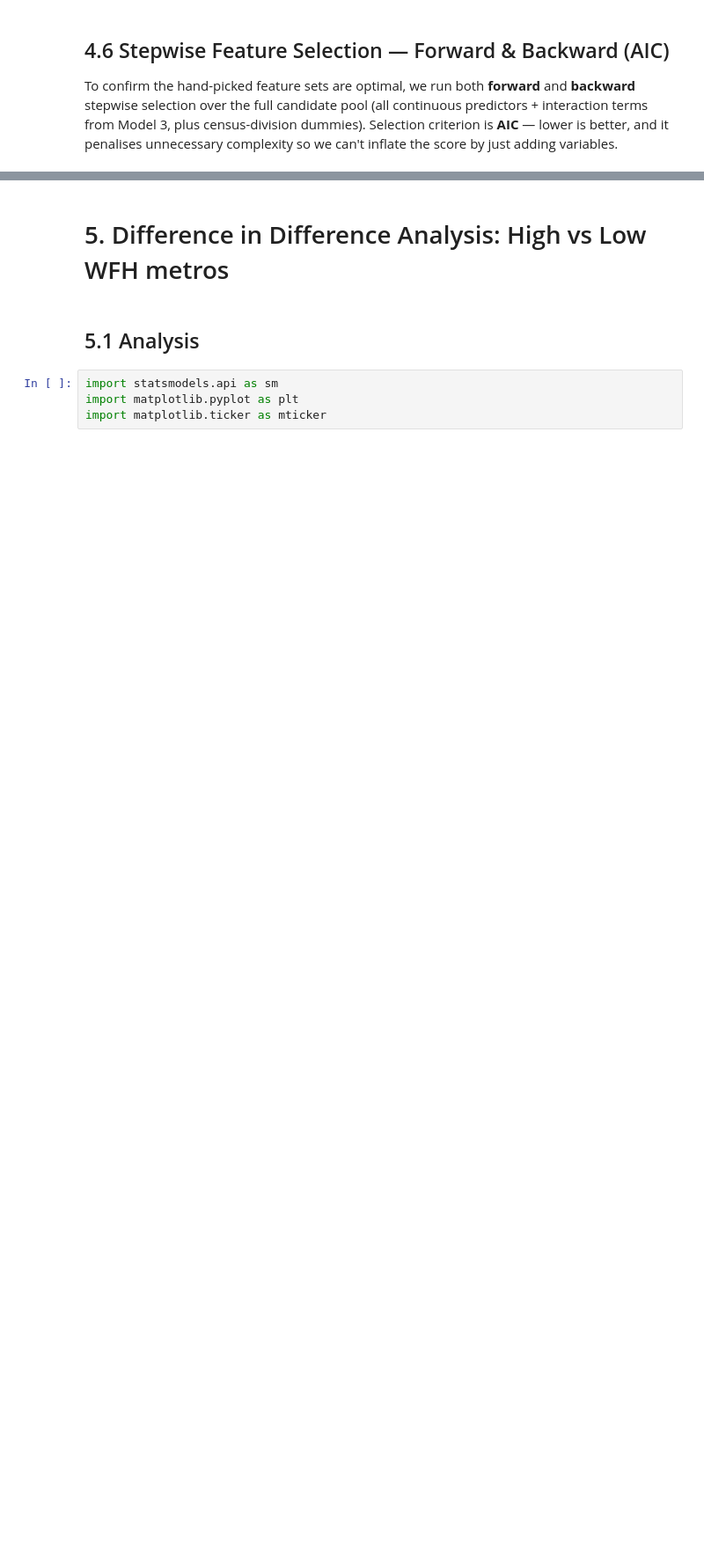
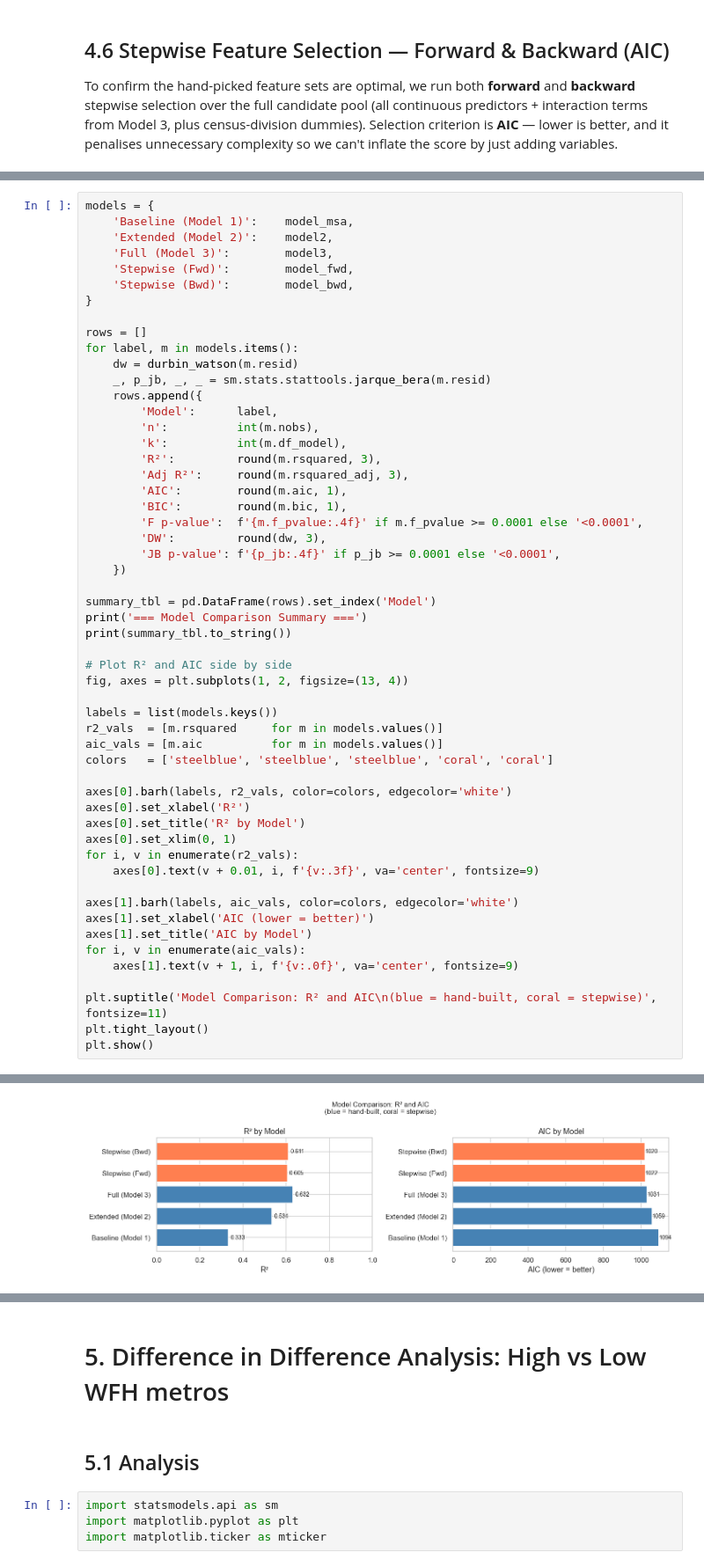
Before and after one commit to Dshreekulkarni/MATH189-FinalProject, a Jupyter notebook: Regression.ipynb, the cells around one changed output, grey strips where cells are left out. Shown at 88% size. Cells and saved outputs as stored; diff of their text form; blank space fills up the shorter version.

```diff
--- a/Regression.ipynb
+++ b/Regression.ipynb
@@ -1645,0 +1978,55 @@ print(best_model.summary())
+# %%
+models = {
+    'Baseline (Model 1)':    model_msa,
+    'Extended (Model 2)':    model2,
+    'Full (Model 3)':        model3,
+    'Stepwise (Fwd)':        model_fwd,
+    'Stepwise (Bwd)':        model_bwd,
+}
+
+rows = []
+for label, m in models.items():
+    dw = durbin_watson(m.resid)
+    _, p_jb, _, _ = sm.stats.stattools.jarque_bera(m.resid)
+    rows.append({
+        'Model':      label,
+        'n':          int(m.nobs),
+        'k':          int(m.df_model),
+        'R²':         round(m.rsquared, 3),
+        'Adj R²':     round(m.rsquared_adj, 3),
+        'AIC':        round(m.aic, 1),
+        'BIC':        round(m.bic, 1),
+        'F p-value':  f'{m.f_pvalue:.4f}' if m.f_pvalue >= 0.0001 else '<0.0001',
+        'DW':         round(dw, 3),
+        'JB p-value': f'{p_jb:.4f}' if p_jb >= 0.0001 else '<0.0001',
+    })
+
+summary_tbl = pd.DataFrame(rows).set_index('Model')
+print('=== Model Comparison Summary ===')
+print(summary_tbl.to_string())
+
+# Plot R² and AIC side by side
+fig, axes = plt.subplots(1, 2, figsize=(13, 4))
+
+labels = list(models.keys())
+r2_vals  = [m.rsquared     for m in models.values()]
+aic_vals = [m.aic          for m in models.values()]
+colors   = ['steelblue', 'steelblue', 'steelblue', 'coral', 'coral']
+
+axes[0].barh(labels, r2_vals, color=colors, edgecolor='white')
+axes[0].set_xlabel('R²')
+axes[0].set_title('R² by Model')
+axes[0].set_xlim(0, 1)
+for i, v in enumerate(r2_vals):
+    axes[0].text(v + 0.01, i, f'{v:.3f}', va='center', fontsize=9)
+
+axes[1].barh(labels, aic_vals, color=colors, edgecolor='white')
+axes[1].set_xlabel('AIC (lower = better)')
+axes[1].set_title('AIC by Model')
+for i, v in enumerate(aic_vals):
+    axes[1].text(v + 1, i, f'{v:.0f}', va='center', fontsize=9)
+
+plt.suptitle('Model Comparison: R² and AIC\n(blue = hand-built, coral = stepwise)', fontsize=11)
+plt.tight_layout()
+plt.show()
+# %% [output]
@@ -1645,0 +2041 @@ print(best_model.summary())
+[figure, added]
```
Also changed, not shown: parts of 19 cells of this notebook.
